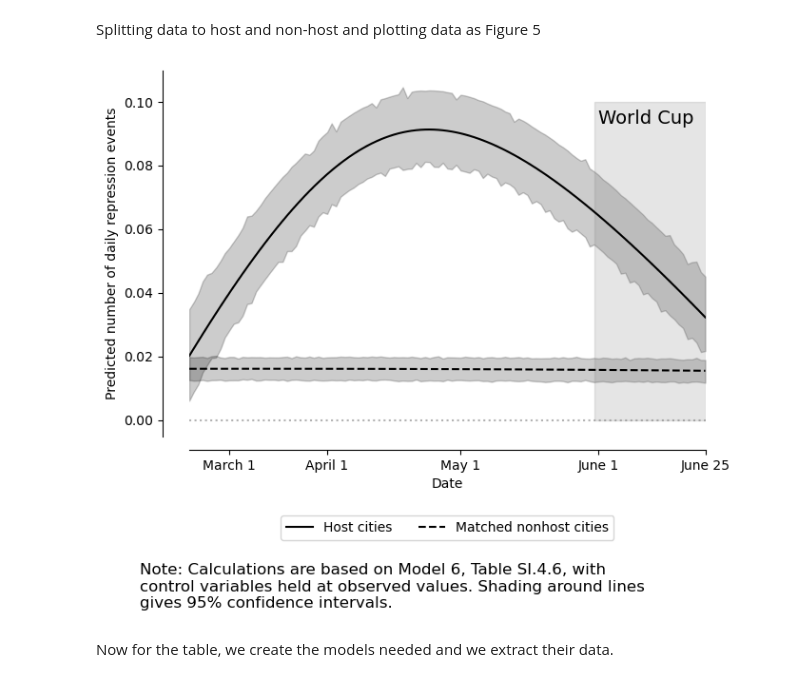
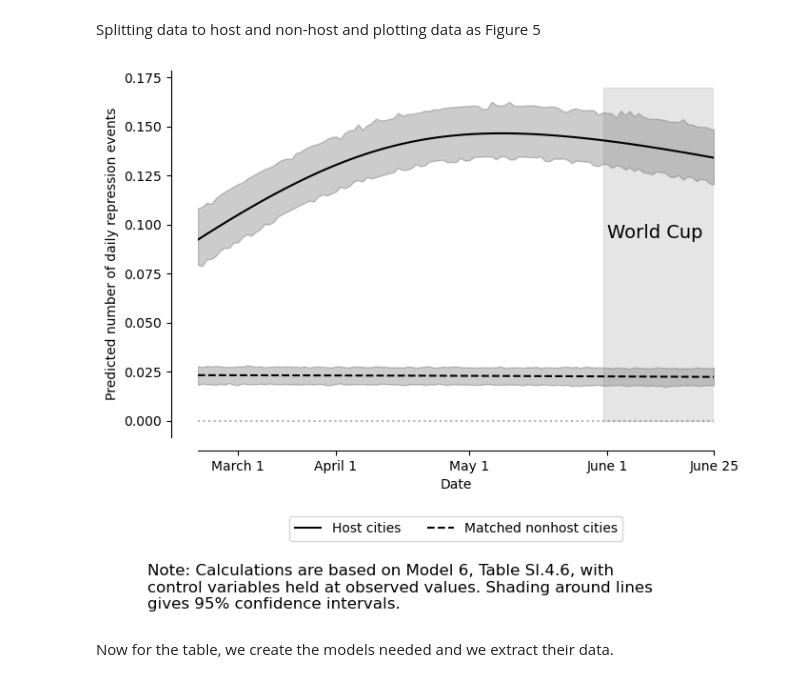
Before and after one commit to pdvass/ml_assignment2, a Jupyter notebook: Assignment_2.ipynb, the cells around one changed output. Cells and saved outputs as stored; diff of their text form; code cells hidden in the pictures.

```diff
--- a/Assignment_2.ipynb
+++ b/Assignment_2.ipynb
@@ -1097,45 +1095,42 @@ Splitting data to host and non-host and plotting data as Figure 5
 matched_host = matched.loc[matched['hostcity'] == 1.0]
 matched_no_host = matched.loc[matched['hostcity'] == 0.0]
 
-# subtracting from prediction the CI margin
-matched_host['mean'] -= abs(matched_host['mean_ci_upper']) - abs(matched_host['mean_ci_lower'])
-matched_no_host['mean'] -= abs(matched_no_host['mean_ci_upper']) - abs(matched_no_host['mean_ci_lower'])
-
 figure = plt.figure(figsize=(7, 5))
 figure.subplots_adjust(hspace=5)
 
-fig6 = sns.lineplot(data=matched_host, x='time', y='mean', errorbar=('ci', 95), c='#000000', label='Host cities')
-fig6 = sns.lineplot(data=matched_no_host, x='time', y='mean', errorbar=('ci', 95), c='#000000', \
+fig6 = sns.lineplot(data=matched_host, x='time', y='mean_ci_lower', errorbar=('ci', 95), c='#000000',\
+                    label='Host cities')
+fig6 = sns.lineplot(data=matched_no_host, x='time', y='mean_ci_lower', errorbar=('ci', 95), c='#000000', \
                     label='Matched nonhost cities')
 
 fig6.lines[1].set_linestyle("--")
 
 plt.xticks(ticks=[0.1, 0.32, 0.62, 0.93, 1.17], labels=['March 1', 'April 1', 'May 1', 'June 1', 'June 25'])
 plt.ylabel('Predicted number of daily repression events')
 plt.xlabel('Date')
 
 plt.legend(loc='lower center', bbox_to_anchor=(0.5, -0.3),
           ncol=2, fancybox=True)
 
 # Patch for World cup duration
-rect1 = patches.Rectangle((0.92, 0), width=0.25, height=0.1, color='gray', alpha=0.2)
+rect1 = patches.Rectangle((0.92, 0), width=0.25, height=0.17, color='gray', alpha=0.2)
 fig6.axes.add_patch(rect1)
 plt.annotate(text='World Cup', xy=(0.93, 0.093), size=14)
 
 # For figure replication
 plt.axhline(0.0, c='#808080', alpha=0.6, linestyle = 'dotted')
 fig6.spines['left'].set_position(('outward', 20))
 fig6.spines['bottom'].set_position(('outward', 10))
 
 # Note below the figure
 plt.figtext(0.05, -0.25, s="Note: Calculations are based on Model 6, Table SI.4.6, with\n\
 control variables held at observed values. Shading around lines\n\
 gives 95% confidence intervals." ,\
 ha="left", fontsize=12)
 
 plt.show()
 # %% [output]
-[figure, old version]
+[figure, new version]
 # %% [markdown]
 Now for the table, we create the models needed and we extract their data.
 # %%
```
Also changed, not shown: parts of 5 cells of this notebook, 1 other file.
